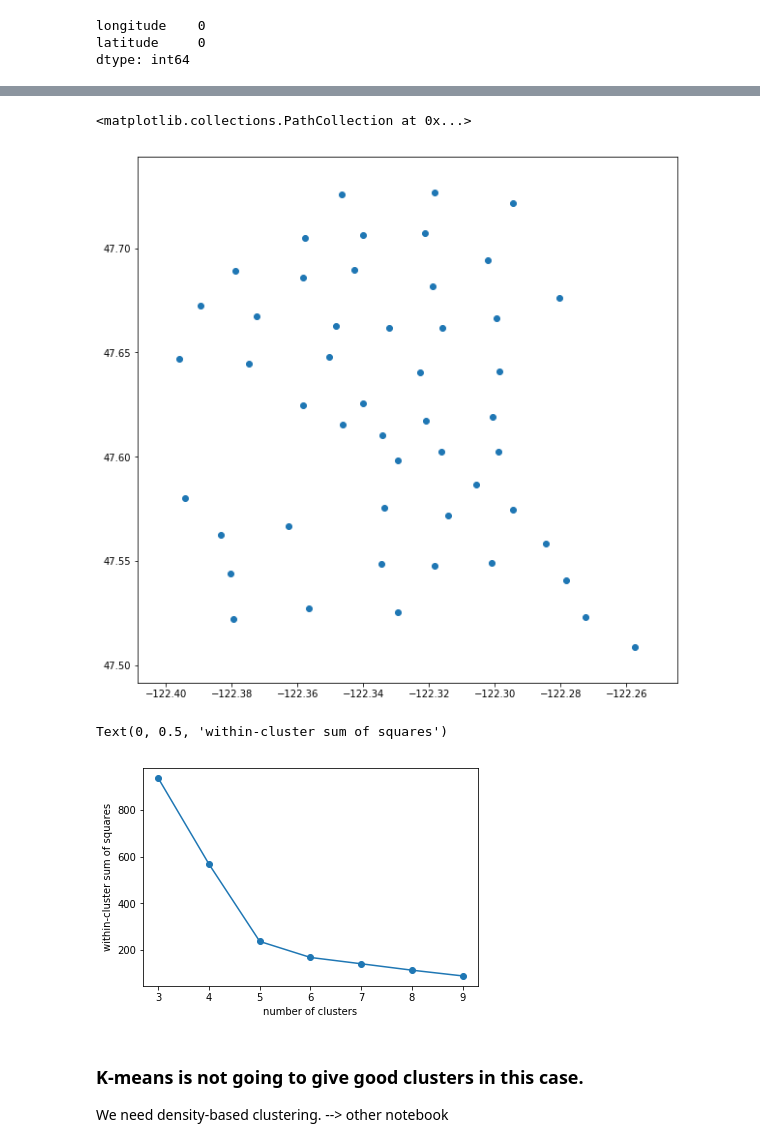
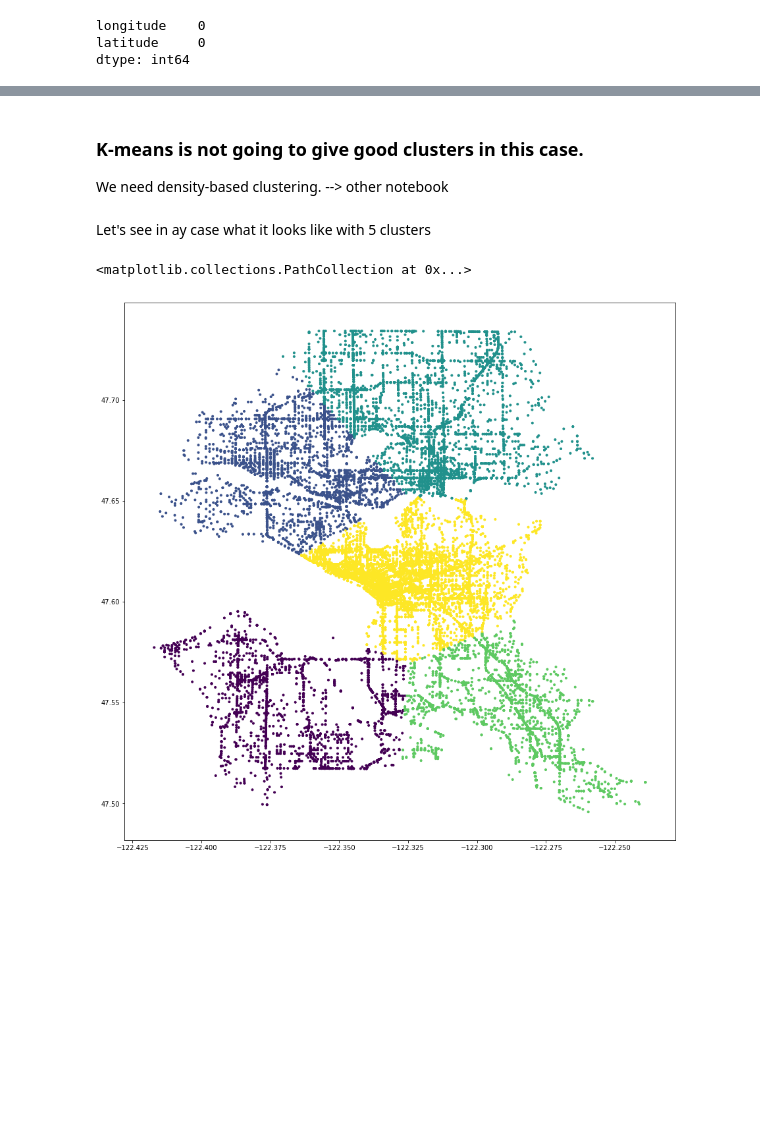
Before and after one commit to franzmornau/Traffic-Accident-Hotspots-and-Patterns, a Jupyter notebook: clustering/k-means.ipynb, the cells around one changed output, grey strips where cells are left out. Saved outputs shown, nothing was run; the diff lists cells and outputs as text; code cells hidden in the pictures; blank space fills up the shorter version.

```diff
--- a/clustering/k-means.ipynb
+++ b/clustering/k-means.ipynb
@@ -65,5 +64,3 @@ acc[acc['longitude'].isnull()]
-# %%
-acc=acc.drop([202130],axis=0)
 # %%
 acc[['longitude','latitude']].isnull().sum()
 # %% [output]
@@ -91,9 +85,6 @@ c = km.cluster_centers_
 # %%
 fig, ax = plt.subplots(figsize=(10,10))
 ax.scatter(c[:,0],c[:,1])
-# %% [output]
-<matplotlib.collections.PathCollection at 0x...>
-[figure, removed]
 # %%
 x=X[:2000]
 maxk = 10
@@ -116,9 +103,19 @@ fig, ax = plt.subplots()
 ax.plot(range(3,maxk), wcss[3:maxk], 'o-')
 ax.set_xlabel("number of clusters")
 ax.set_ylabel("within-cluster sum of squares")
-# %% [output]
-Text(0, 0.5, 'within-cluster sum of squares')
-[figure, removed]
 # %% [markdown]
 ### K-means is not going to give good clusters in this case.
 We need density-based clustering. --> other notebook
+# %% [markdown]
+Let's see in ay case what it looks like with 5 clusters
+# %%
+sel_size=20000
+x=X[:sel_size]
+km = KMeans(5)
+labels = km.fit_predict(X)
+l=labels[:sel_size]
+fig, ax = plt.subplots(figsize=(15,15))
+ax.scatter(x[:,0],x[:,1],c=l,marker='.')
+# %% [output]
+<matplotlib.collections.PathCollection at 0x...>
+[figure, added]
```
Also changed, not shown: parts of 7 cells of this notebook, 2 other files.
